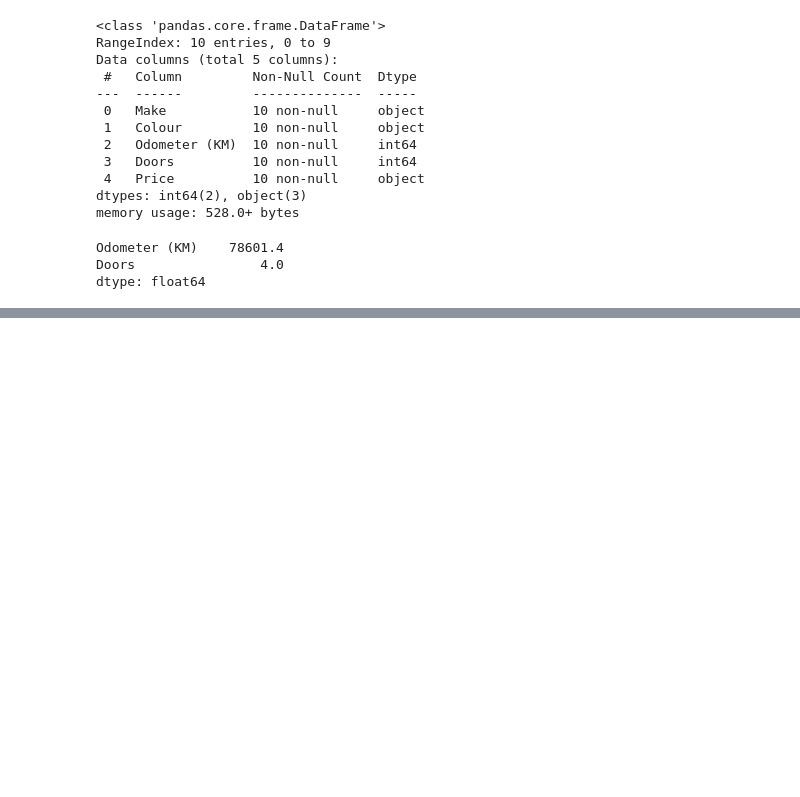
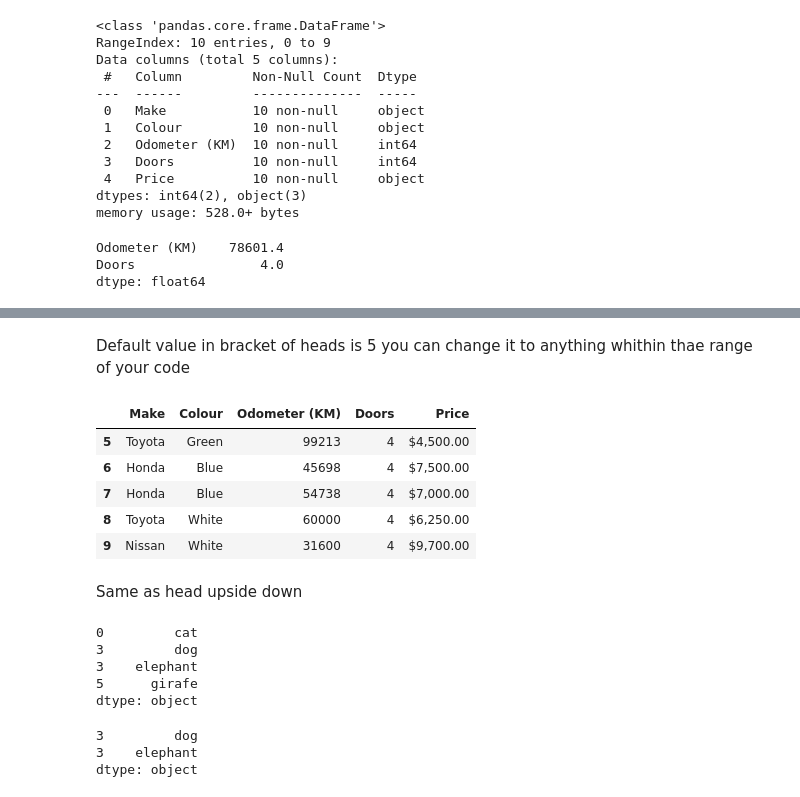
Before and after one commit to NamanTyagi00/DSML-1, a Jupyter notebook: part1.ipynb, the cells around one changed output, grey strips where cells are left out. Cells and saved outputs as stored; diff of their text form; code cells hidden in the pictures; blank space fills up the shorter version.

```diff
--- a/part1.ipynb
+++ b/part1.ipynb
@@ -140,0 +167,29 @@ dtype: float64
+# %% [markdown]
+Default value in bracket of heads is 5 you can change it to anything whithin thae range of your code
+# %%
+cardata.tail()
+# %% [output]
+|  | Make | Colour | Odometer (KM) | Doors | Price |
+| 5 | Toyota | Green | 99213 | 4 | $4,500.00 |
+| 6 | Honda | Blue | 45698 | 4 | $7,500.00 |
+| 7 | Honda | Blue | 54738 | 4 | $7,000.00 |
+| 8 | Toyota | White | 60000 | 4 | $6,250.00 |
+| 9 | Nissan | White | 31600 | 4 | $9,700.00 |
+# %% [markdown]
+Same as head upside down
+# %%
+#Lock ilock
+animal = pd.Series(['cat','dog','elephant','girafe'], index = [0,3,3,5])
+animal
+# %% [output]
+0         cat
+3         dog
+3    elephant
+5      girafe
+dtype: object
+# %%
+animal.loc[3]
+# %% [output]
+3         dog
+3    elephant
+dtype: object
```
Also changed, not shown: parts of 5 cells of this notebook.
